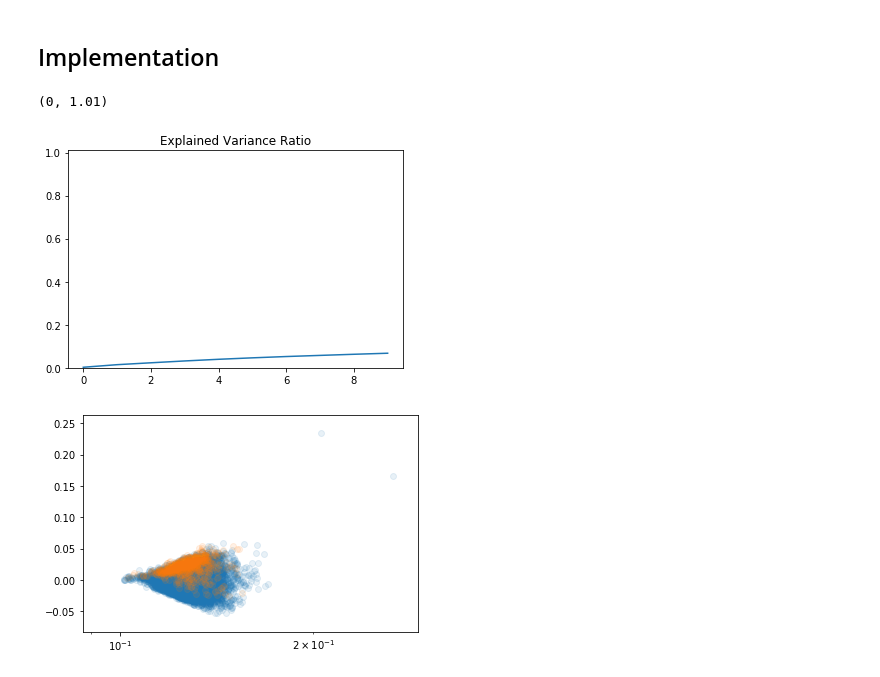
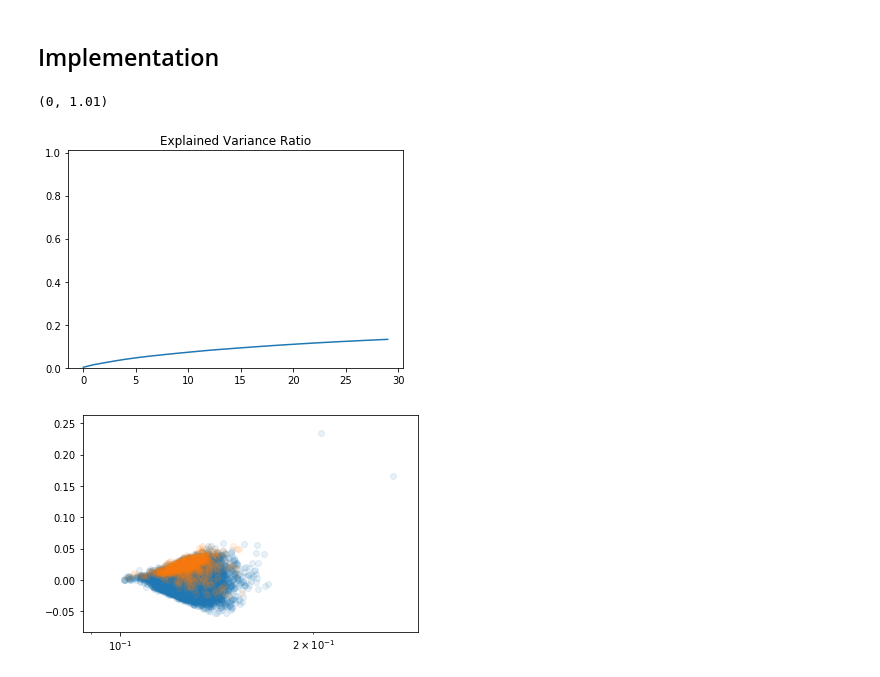
Before and after one commit to COVID19-DVRN/8-AI-Mapping-of-Relevant-Coronavirus-Literature, a Jupyter notebook: AbstractAnalytics-subsetted.ipynb, the cells around one changed output. Drawn from its saved outputs; the diff is of its cells as text; code cells hidden in the pictures.

```diff
--- a/AbstractAnalytics-subsetted.ipynb
+++ b/AbstractAnalytics-subsetted.ipynb
@@ -184,14 +184,14 @@ tfidf_sparse_norm = normalize(tfidf_sparse, norm='l1', axis=1)
 # %%
 truncatedsvd = TruncatedSVD(n_components = 30, algorithm = 'randomized', random_state = 20)
 
 transformed = truncatedsvd.fit_transform(tfidf_sparse_norm)
 
 plt.title('Explained Variance Ratio')
-plt.plot(np.cumsum(truncatedsvd.explained_variance_ratio_)[0:10])
+plt.plot(np.cumsum(truncatedsvd.explained_variance_ratio_)[0:30])
 plt.ylim(0, 1.01)
 # %% [output]
 (0, 1.01)
-[figure, old version]
+[figure, new version]
 # %%
 xscale_log_addition = 0.1
 
```
Also changed, not shown: parts of 2 cells of this notebook.
